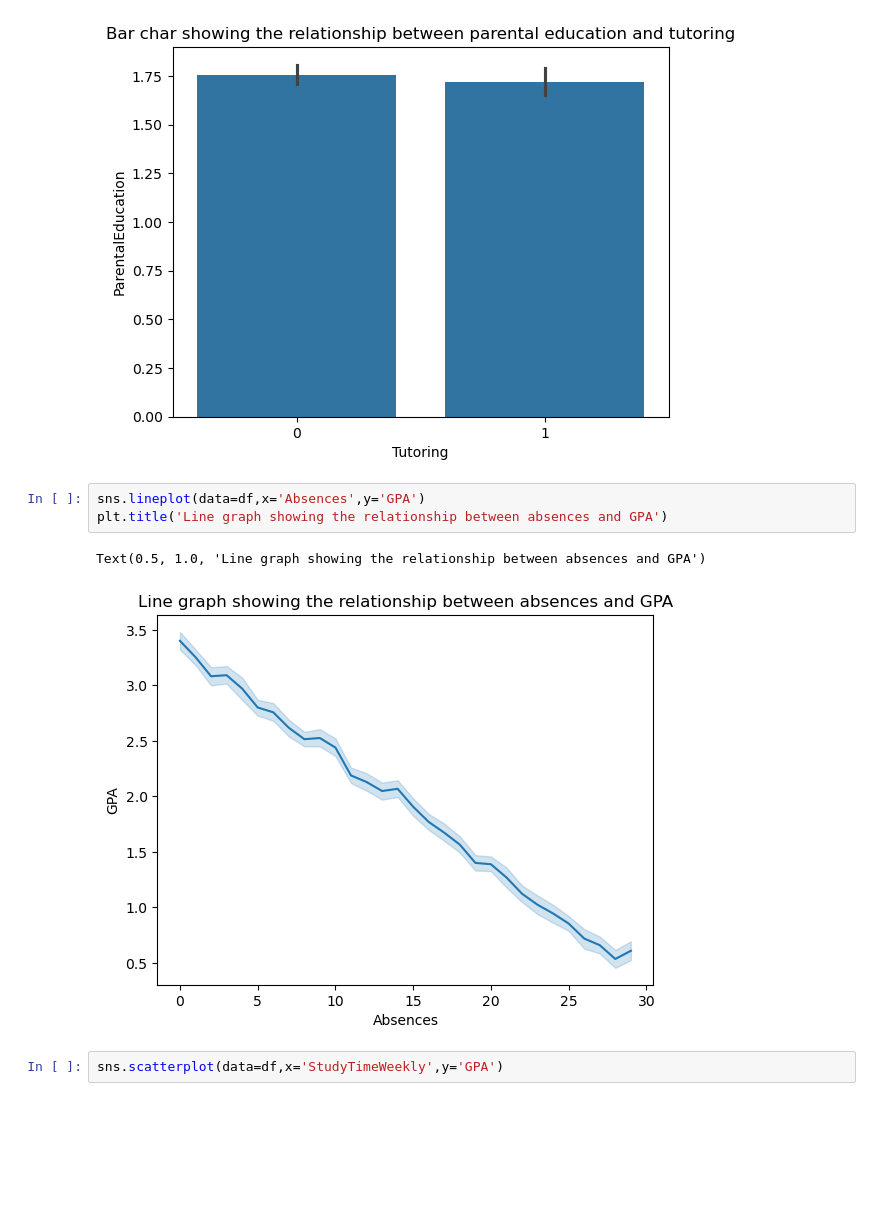
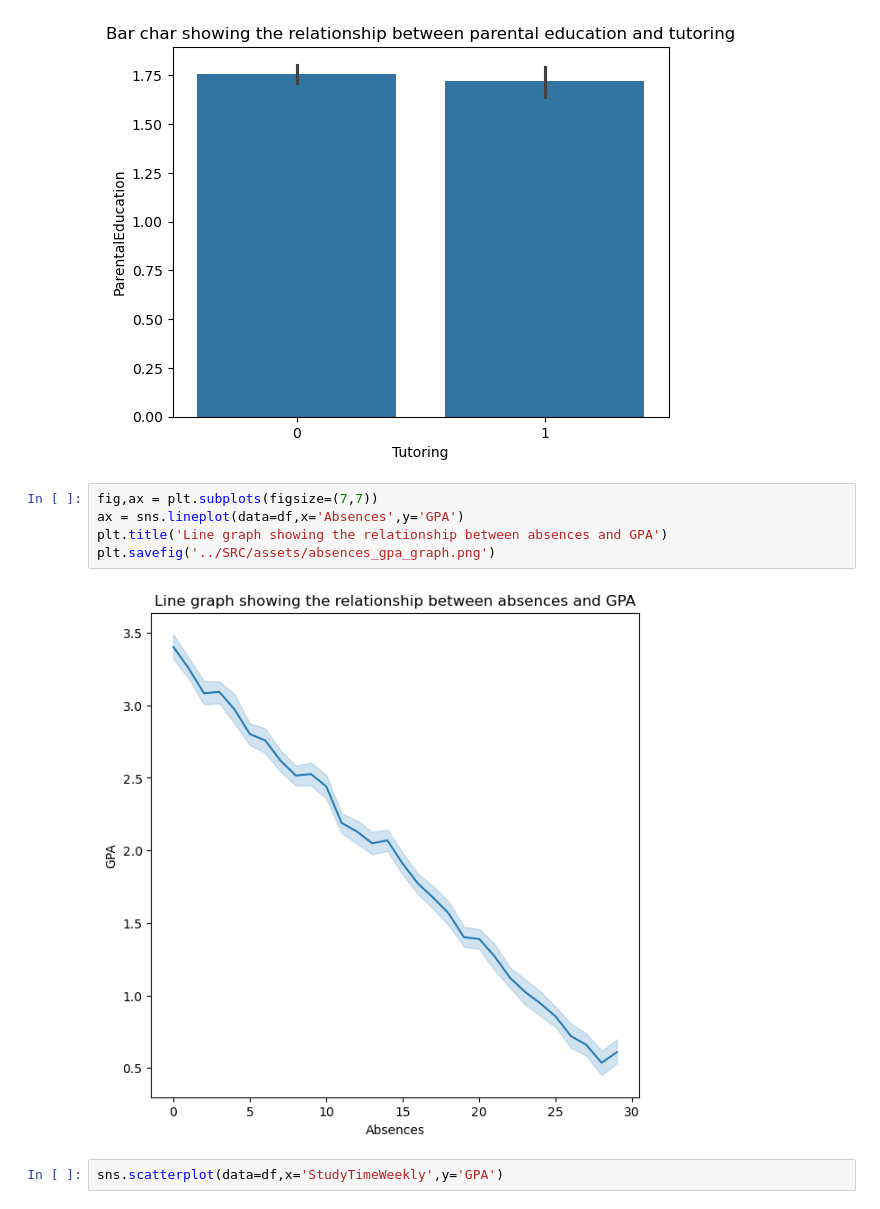
Before and after one commit to CantCode29/MLG382ProjectFolder, a Jupyter notebook: notebooks/BrightAcademyGradeAnalysisAndPredictionNoteBook.ipynb, the cells around one changed output. Saved outputs shown, nothing was run; the diff lists cells and outputs as text; blank space fills up the shorter version.

```diff
--- a/notebooks/BrightAcademyGradeAnalysisAndPredictionNoteBook.ipynb
+++ b/notebooks/BrightAcademyGradeAnalysisAndPredictionNoteBook.ipynb
@@ -335,11 +335,12 @@ plt.title('Bar char showing the relationship between parental education and tuto
 Text(0.5, 1.0, 'Bar char showing the relationship between parental education and tutoring')
 [figure]
 # %%
-sns.lineplot(data=df,x='Absences',y='GPA')
+fig,ax = plt.subplots(figsize=(7,7))
+ax = sns.lineplot(data=df,x='Absences',y='GPA')
 plt.title('Line graph showing the relationship between absences and GPA')
+plt.savefig('../SRC/assets/absences_gpa_graph.png')
 # %% [output]
-Text(0.5, 1.0, 'Line graph showing the relationship between absences and GPA')
-[figure, old version]
+[figure, new version]
 # %%
 sns.scatterplot(data=df,x='StudyTimeWeekly',y='GPA')
 # %% [output]
```
Also changed, not shown: parts of 6 cells of this notebook, 9 other files.
